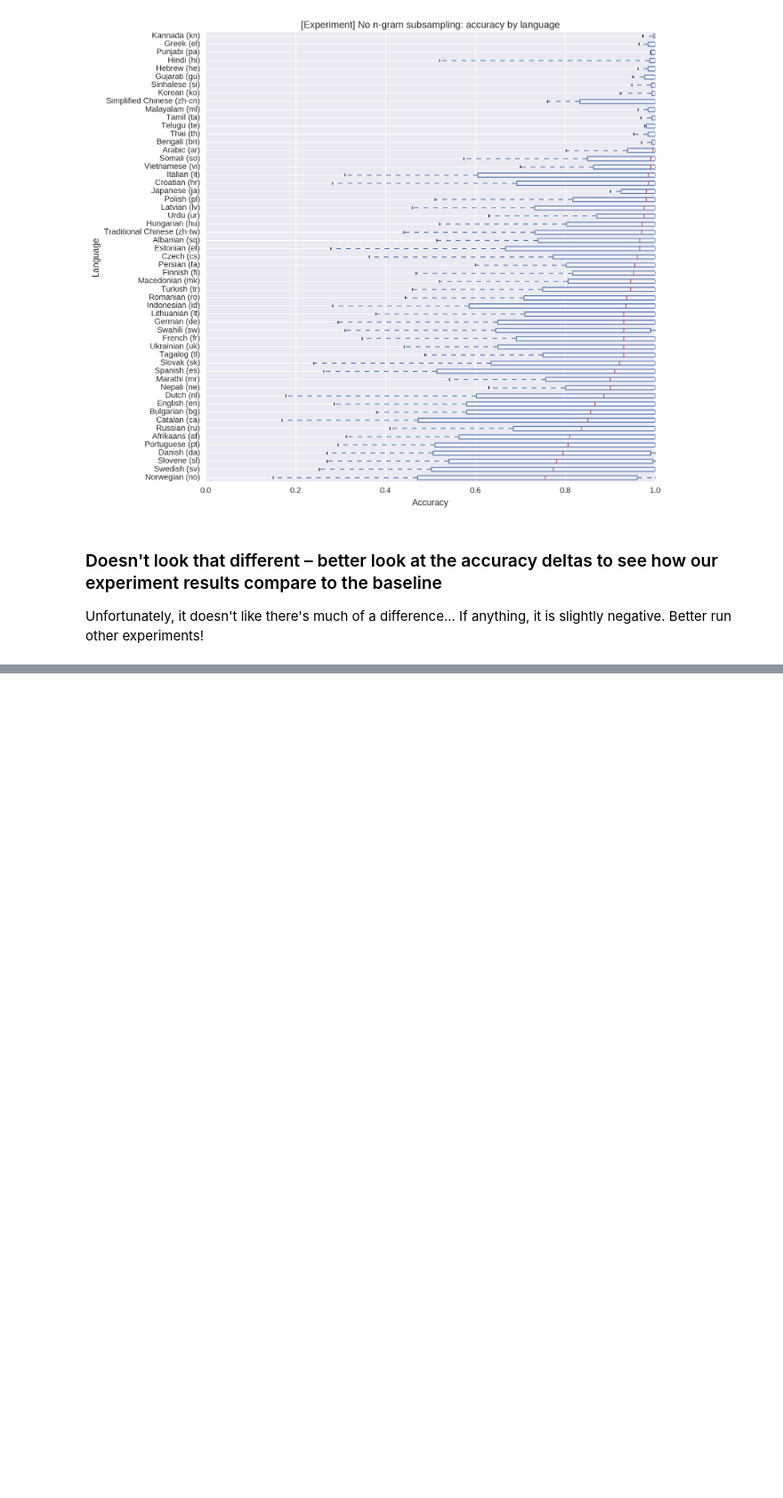
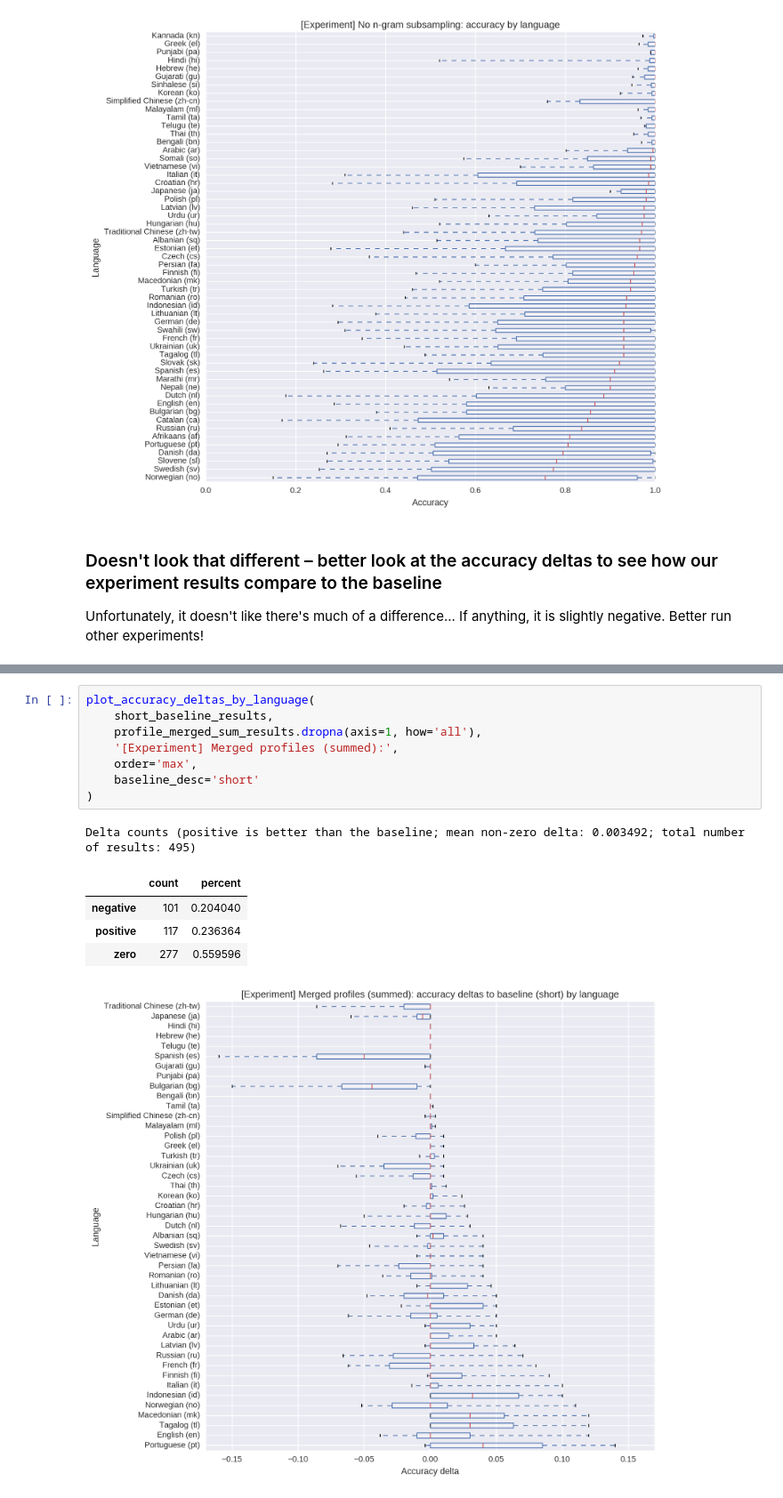
Before and after one commit to Automattic/elasticsearch-langdetect, a Jupyter notebook: experiments/Classification experiments.ipynb, the cells around one changed output, grey strips where cells are left out. Shown at 89% size. Cells and saved outputs as stored; diff of their text form; blank space fills up the shorter version.

```diff
--- a/experiments/Classification experiments.ipynb
+++ b/experiments/Classification experiments.ipynb
@@ -185,0 +310,15 @@ Delta counts (positive is better than the baseline; total number of results: 114
+# %%
+plot_accuracy_deltas_by_language(
+    short_baseline_results,
+    profile_merged_sum_results.dropna(axis=1, how='all'),
+    '[Experiment] Merged profiles (summed):',
+    order='max',
+    baseline_desc='short'
+)
+# %% [output]
+Delta counts (positive is better than the baseline; mean non-zero delta: 0.003492; total number of results: 495)
+|  | count | percent |
+| negative | 101 | 0.204040 |
+| positive | 117 | 0.236364 |
+| zero | 277 | 0.559596 |
+[figure, added]
```
Also changed, not shown: parts of 16 cells of this notebook, 3 other files.
